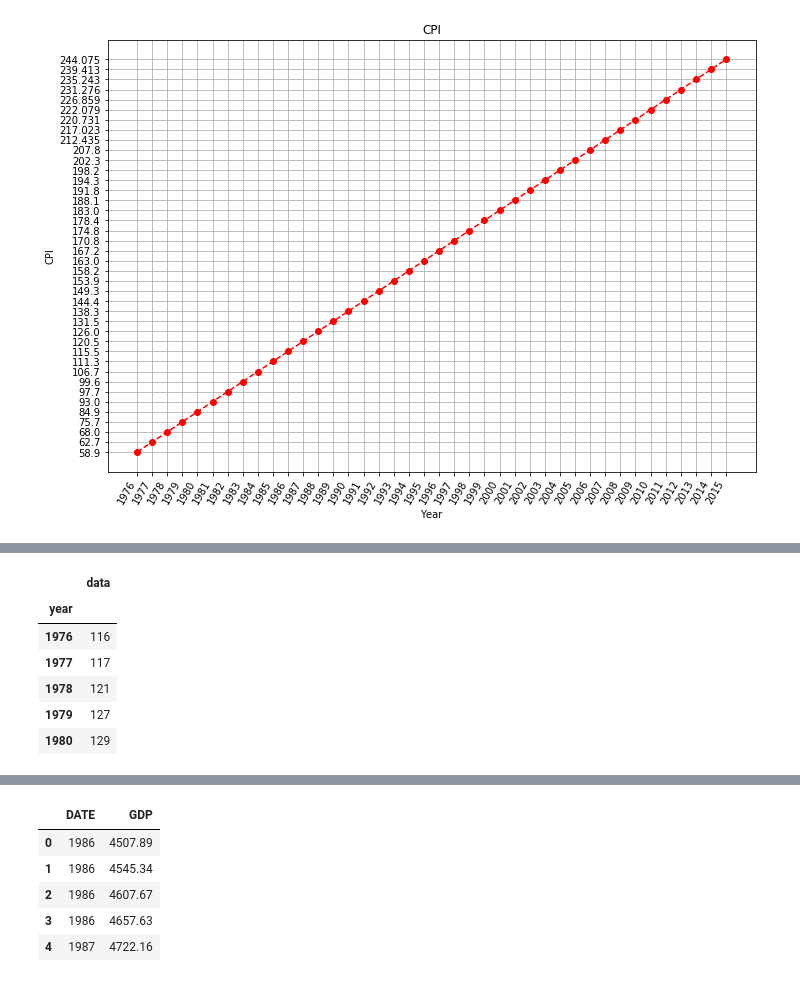
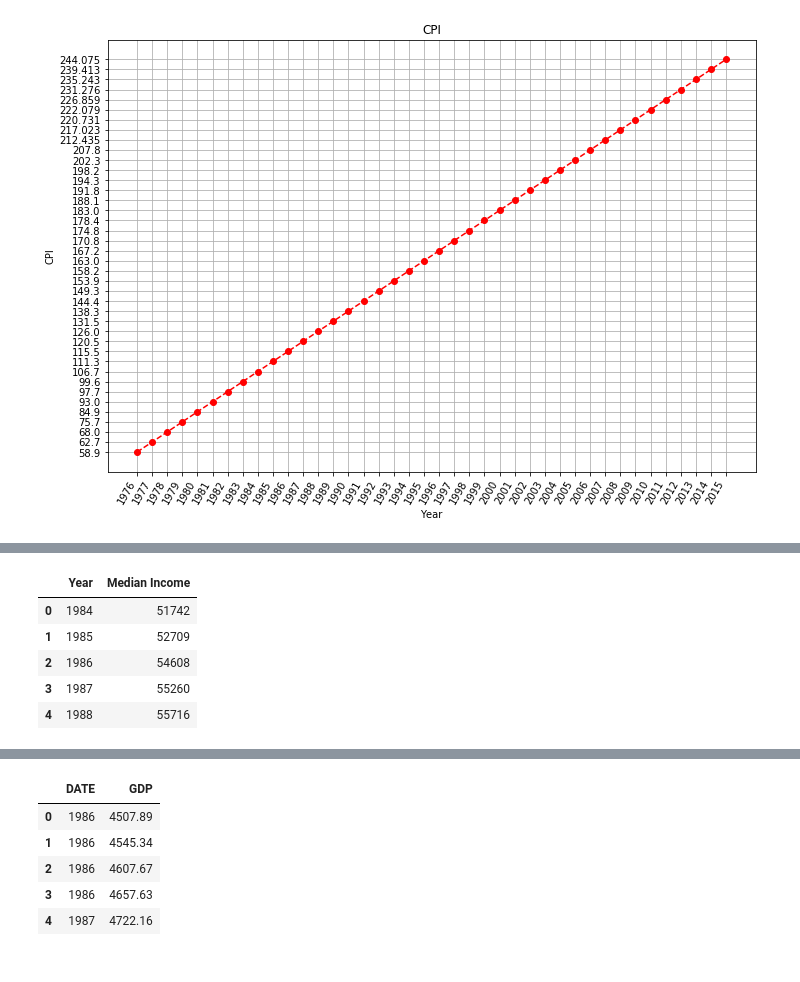
Before and after one commit to zackjmccann/Economic-Analysis-NBA, a Jupyter notebook: FINAL_project_one.ipynb, the cells around one changed output, grey strips where cells are left out. Saved outputs shown, nothing was run; the diff lists cells and outputs as text; code cells hidden in the pictures.

```diff
--- a/FINAL_project_one.ipynb
+++ b/FINAL_project_one.ipynb
@@ -288,16 +167,14 @@ wages_f.head()
-# %%
-#Aggregate by max
-wages_df = wages_f[["year", "data"]].groupby(["year"]).max()
-wages_df_1 = wages_df.reset_index()
-wages_df.head()
-# %% [output]
-|  | data |
-| year |  |
-| 1976 | 116 |
-| 1977 | 117 |
-| 1978 | 121 |
-| 1979 | 127 |
-| 1980 | 129 |
+# %%
+##Wages
+wage_df = pd.read_csv("/Users/samuelgiddins/Desktop/project_one/csv_files/wages.csv")
+wage_df.head()
+# %% [output]
+|  | Year | Median Income |
+| 0 | 1984 | 51742 |
+| 1 | 1985 | 52709 |
+| 2 | 1986 | 54608 |
+| 3 | 1987 | 55260 |
+| 4 | 1988 | 55716 |
 # %%
 #Create, save, and show the wage Scatter plot
 ax2 = plt.axes([0, 1.5, 1.5, 1.5])
```
Also changed, not shown: parts of 10 cells of this notebook.
